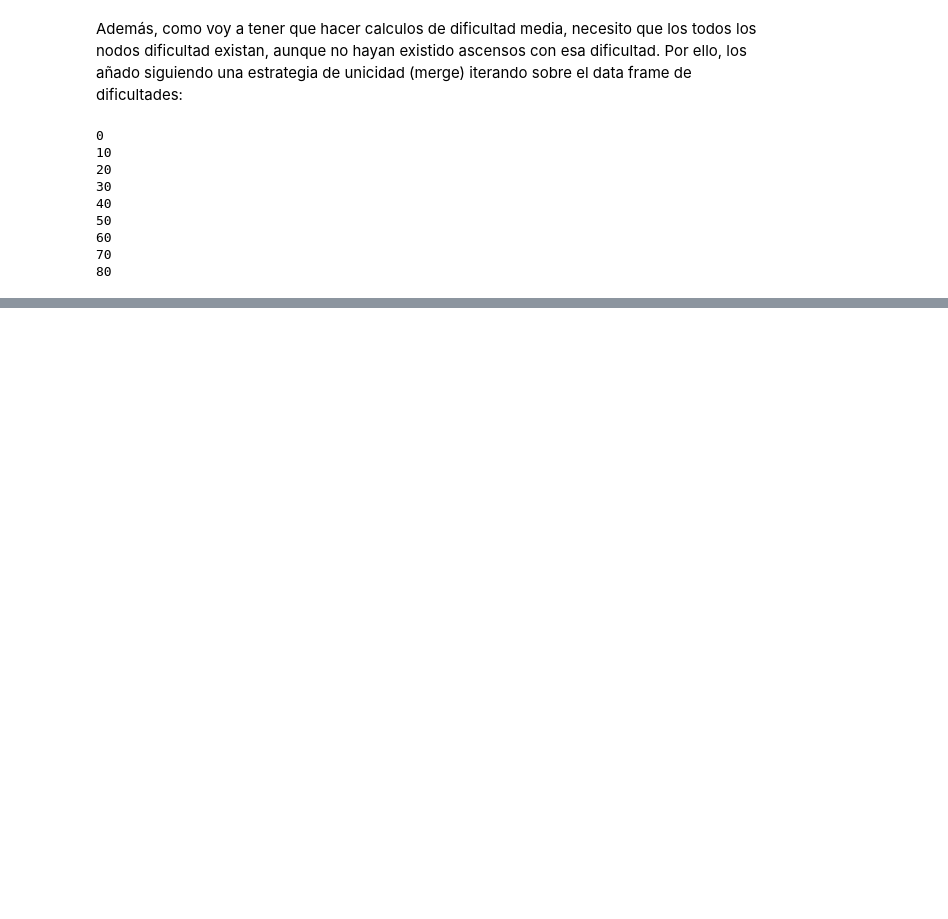
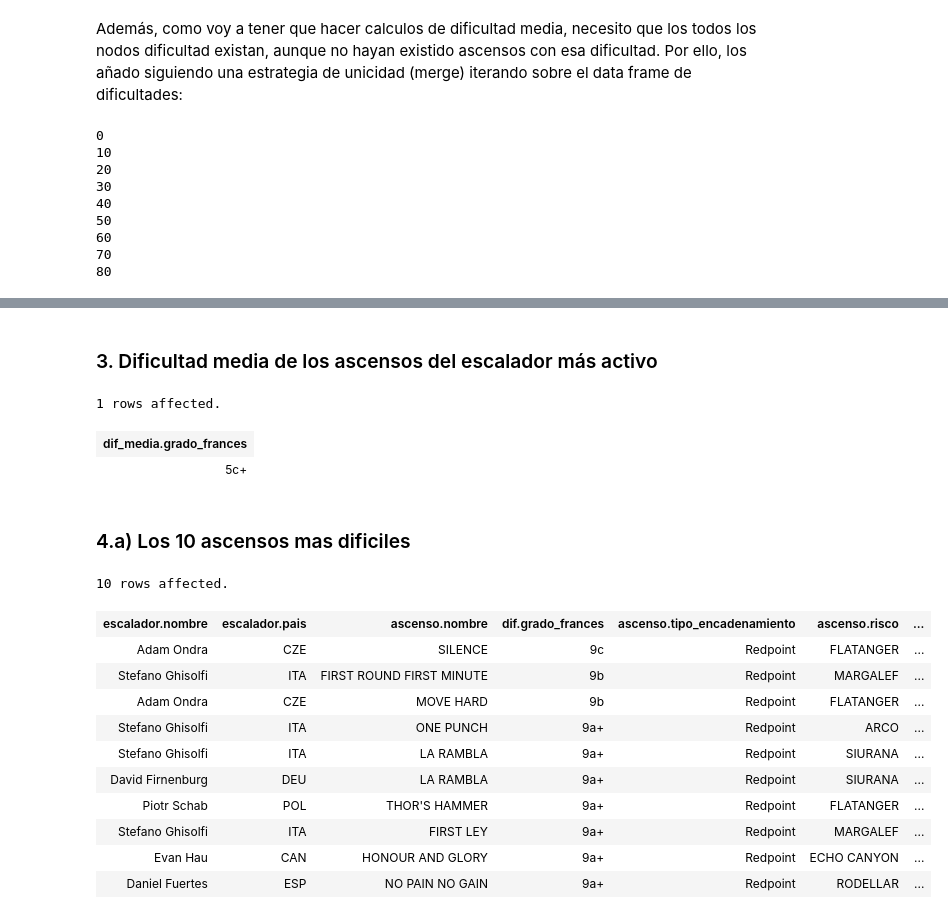
Before and after one commit to jmsanchezff/datahack_practica_bbdd, a Jupyter notebook: Neo4j.ipynb, the cells around one changed output, grey strips where cells are left out. Cells and saved outputs as stored; diff of their text form; code cells hidden in the pictures; blank space fills up the shorter version.

```diff
--- a/Neo4j.ipynb
+++ b/Neo4j.ipynb
@@ -58,23 +58,28 @@ Iterando en el data frame de ascensos, voy añadiendo los nodos y las relaciones
 # %%
 for index, ascenso_json in enumerate(json_list):
     # Nodos
-    escalador = Node("Escalador", nombre = ascenso_json["nombre_escalador"], anio_comienzo = ascenso_json["anio_comienzo"])
-    via = Node("Via", nombre=ascenso_json["nombre_via"])
+    escalador = Node("Escalador", id=ascenso_json["id_escalador"],
+                                  nombre = ascenso_json["nombre_escalador"],
+                                  sexo = ascenso_json["sexo"],
+                                  pais = ascenso_json["pais_escalador"],
+                                  anio_comienzo = ascenso_json["anio_comienzo"])
+
+    ascenso = Node("Ascenso", nombre=ascenso_json["nombre_via"],
+                              tipo_encadenamiento = ascenso_json["tipo_encadenamiento"],
+                              risco = ascenso_json["risco"],
+                              pais = ascenso_json["pais_risco"])
+
     dificultad = Node("Dificultad", valor = ascenso_json["id_dificultad"], grado_frances = ascenso_json["grado_frances"])
-    risco = Node("Risco", nombre = ascenso_json["risco"])
-    pais = Node("Pais", id=ascenso_json["pais_risco"])
+
 
 
 
     # Relaciones
-    rel_escalador_via = Relationship(escalador, "ASCIENDE", via, tipo_encadenamiento = ascenso_json["tipo_encadenamiento"])
-    rel_escalador_pais = Relationship(escalador, "NACE", pais)
-    rel_via_dificultad = Relationship(via, "POSEE", dificultad)
-    rel_via_risco = Relationship(via, "PERTENECE", risco)
-    rel_risco_pais = Relationship(risco, "SE UBICA EN", pais)
+    rel_escalador_ascenso = Relationship(escalador, "REALIZA", ascenso, tipo_encadenamiento = ascenso_json["tipo_encadenamiento"])
+    rel_ascenso_dificultad = Relationship(ascenso, "TIENE", dificultad)
 
-    graph.merge(escalador|via|dificultad|risco|pais|rel_escalador_pais|rel_via_dificultad|rel_via_risco|rel_risco_pais)
-    graph.create(rel_escalador_via)
+    graph.merge(escalador|dificultad)
+    graph.create(ascenso|rel_ascenso_dificultad|rel_escalador_ascenso)
 
     if index % 500 == 0:
         print index
@@ -153,0 +232,47 @@ df_ascensos[df_ascensos['nombre_via']=='RED BULL']
+# %% [markdown]
+### 3. Dificultad media de los ascensos del escalador más activo
+# %%
+%%cypher
+
+MATCH (escalador:Escalador)-[:REALIZA]-(ascenso:Ascenso)
+WHERE escalador.sexo = "Hombre"
+WITH escalador, count(ascenso) as num_ascensos
+ORDER BY num_ascensos DESC
+LIMIT 1
+
+MATCH (escalador:Escalador)-[:REALIZA]-(:Ascenso)-[:TIENE]-(dif:Dificultad)
+WITH round(avg(dif.valor)) as valor_dif_media
+
+MATCH (dif_media:Dificultad {valor : valor_dif_media})
+RETURN dif_media.grado_frances
+# %% [output]
+1 rows affected.
+| dif_media.grado_frances |
+| 5c+ |
+# %% [markdown]
+### 4.a) Los 10 ascensos mas dificiles
+# %%
+%%cypher
+MATCH (escalador:Escalador)-[:REALIZA]-(ascenso:Ascenso)-[:TIENE]-(dif:Dificultad)
+RETURN escalador.nombre,
+       escalador.pais,
+       ascenso.nombre,
+       dif.grado_frances,
+       ascenso.tipo_encadenamiento,
+       ascenso.risco,
+       ascenso.pais
+ORDER BY dif.valor DESC
+LIMIT 10
+# %% [output]
+10 rows affected.
+| escalador.nombre | escalador.pais | ascenso.nombre | dif.grado_frances | ascenso.tipo_encadenamiento | ascenso.risco | ... |
+| Adam Ondra | CZE | SILENCE | 9c | Redpoint | FLATANGER | ... |
+| Stefano Ghisolfi | ITA | FIRST ROUND FIRST MINUTE | 9b | Redpoint | MARGALEF | ... |
+| Adam Ondra | CZE | MOVE HARD | 9b | Redpoint | FLATANGER | ... |
+| Stefano Ghisolfi | ITA | ONE PUNCH | 9a+ | Redpoint | ARCO | ... |
+| Stefano Ghisolfi | ITA | LA RAMBLA | 9a+ | Redpoint | SIURANA | ... |
+| David Firnenburg | DEU | LA RAMBLA | 9a+ | Redpoint | SIURANA | ... |
+| Piotr Schab | POL | THOR'S HAMMER | 9a+ | Redpoint | FLATANGER | ... |
+| Stefano Ghisolfi | ITA | FIRST LEY | 9a+ | Redpoint | MARGALEF | ... |
+| Evan Hau | CAN | HONOUR AND GLORY | 9a+ | Redpoint | ECHO CANYON | ... |
+| Daniel Fuertes | ESP | NO PAIN NO GAIN | 9a+ | Redpoint | RODELLAR | ... |
```
Also changed, not shown: parts of 36 cells of this notebook, 2 other files.
